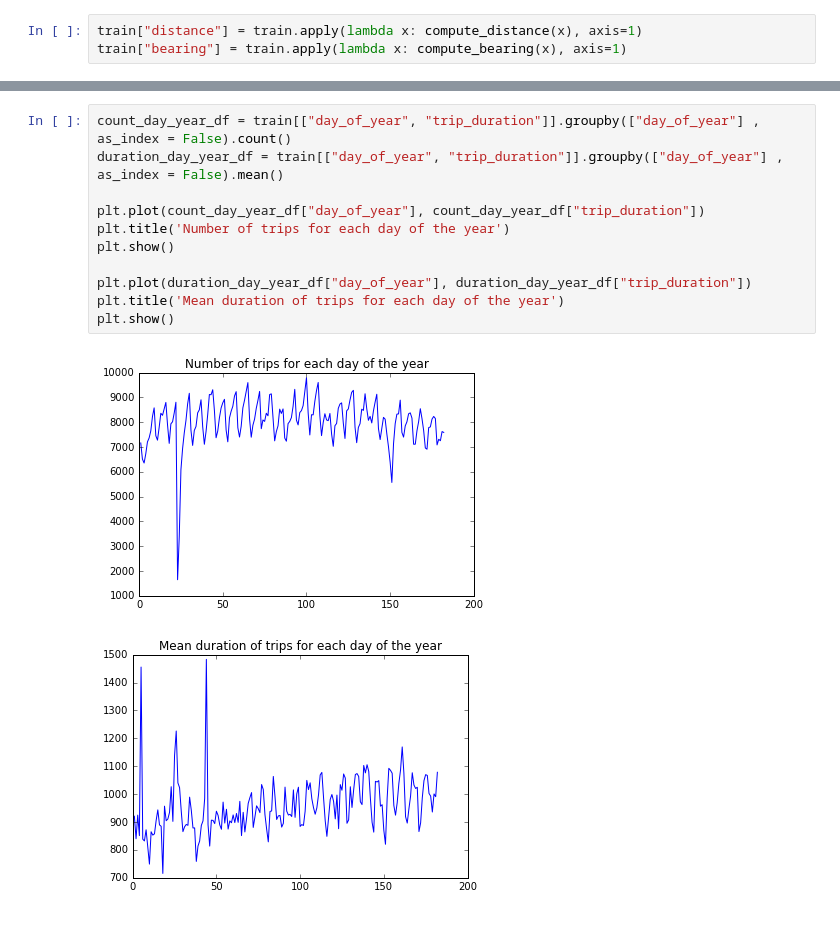
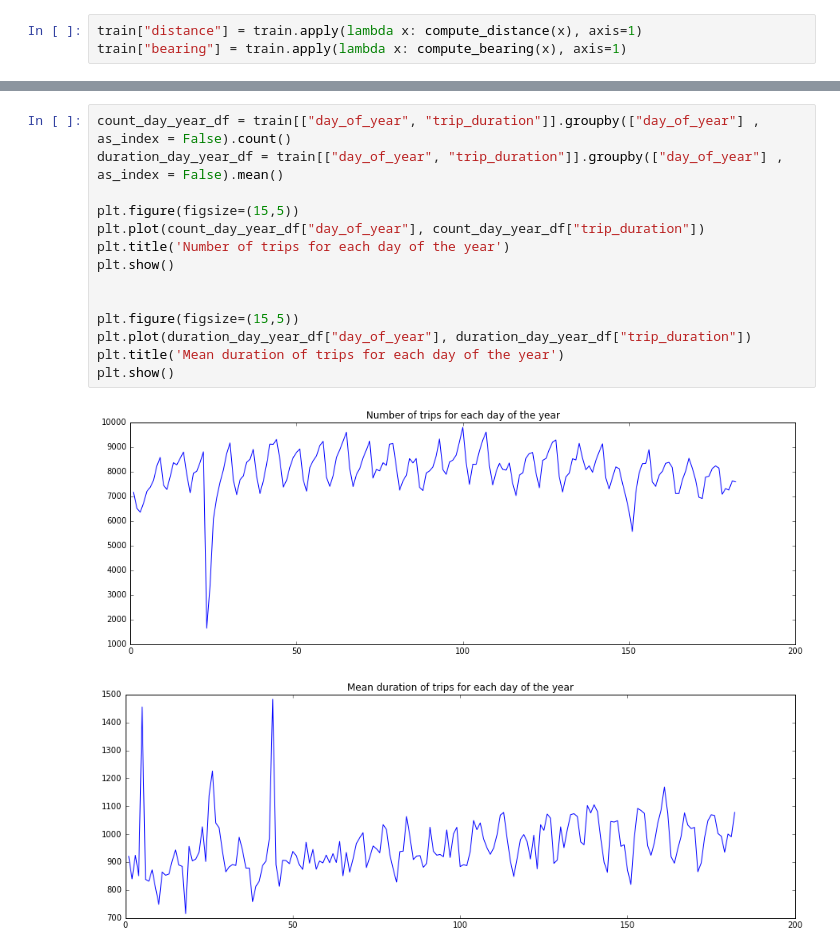
Before and after one commit to myouness/taxi_duration, a Jupyter notebook: EDA.ipynb, the cells around one changed output, grey strips where cells are left out. Saved outputs shown, nothing was run; the diff lists cells and outputs as text.

```diff
--- a/EDA.ipynb
+++ b/EDA.ipynb
@@ -112,17 +98,20 @@ Train dates are between 2016-01-01 00:00:17 and 2016-06-30 23:59:39
 # %%
 count_day_year_df = train[["day_of_year", "trip_duration"]].groupby(["day_of_year"] , as_index = False).count()
 duration_day_year_df = train[["day_of_year", "trip_duration"]].groupby(["day_of_year"] , as_index = False).mean()
 
+plt.figure(figsize=(15,5))
 plt.plot(count_day_year_df["day_of_year"], count_day_year_df["trip_duration"])
 plt.title('Number of trips for each day of the year')
 plt.show()
 
+
+plt.figure(figsize=(15,5))
 plt.plot(duration_day_year_df["day_of_year"], duration_day_year_df["trip_duration"])
 plt.title('Mean duration of trips for each day of the year')
 plt.show()
 # %% [output]
-[figure, old version]
+[figure, new version]
-[figure, old version]
+[figure, new version]
 # %%
 count_day_month_df = train[["day_of_month", "trip_duration"]].groupby(["day_of_month"] , as_index = False).count()
 duration_day_month_df = train[["day_of_month", "trip_duration"]].groupby(["day_of_month"] , as_index = False).mean()
```
Also changed, not shown: parts of 7 cells of this notebook, 1 other file.
